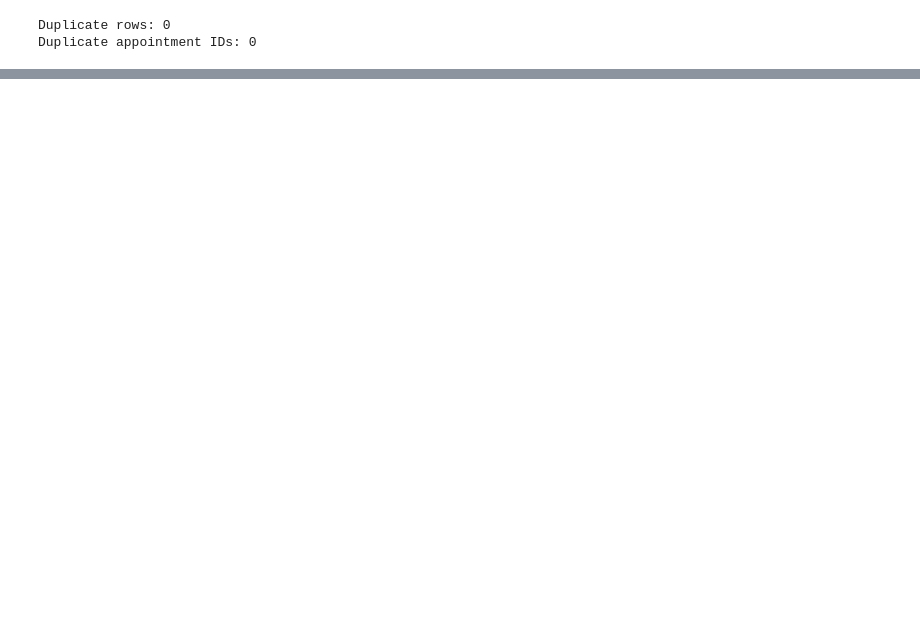
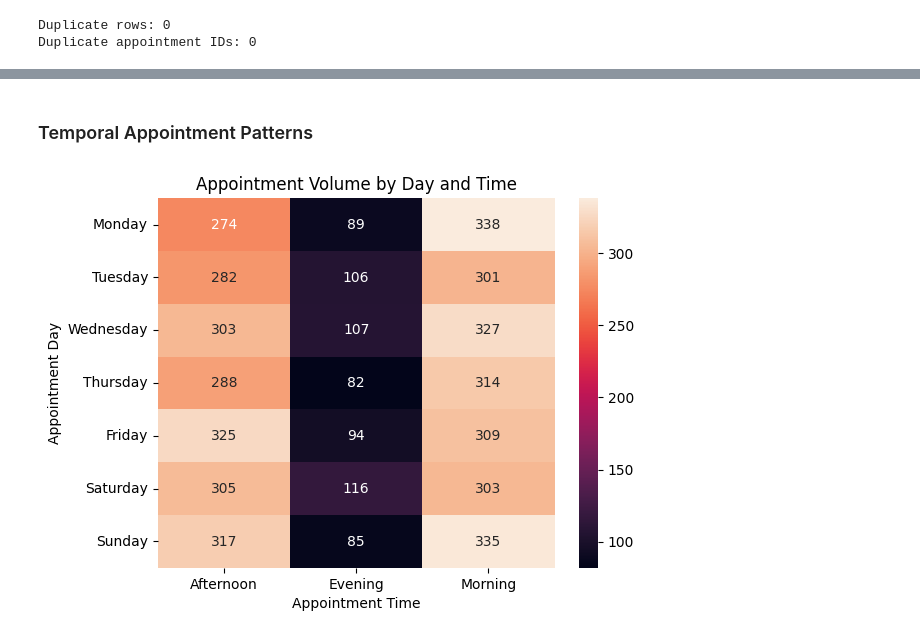
Before and after one commit to JhayceeCodes/HealthConnectDataAnalysis, a Jupyter notebook: healthconnect_analysis.ipynb, the cells around one changed output, grey strips where cells are left out. Saved outputs shown, nothing was run; the diff lists cells and outputs as text; code cells hidden in the pictures; blank space fills up the shorter version.

Commit message:
feat: implement data quality checks and EDA

```diff
--- a/healthconnect_analysis.ipynb
+++ b/healthconnect_analysis.ipynb
@@ -106,0 +117,5 @@ dtype: int64
+# %%
+df["distance_missing"] = df["distance_to_clinic_km"].isna()
+df["waiting_missing"] = df["waiting_time_minutes"].isna()
+
+df.groupby("distance_missing")["appointment_outcome"].value_counts(normalize=True)
@@ -232,0 +205,5 @@ The proposed analysis is subject to several assumptions and constraints that may
+# %%
+df["reminder_channel"] = df["reminder_channel"].fillna("No reminder")
+
+# confirmation
+df["reminder_channel"].value_counts(dropna=False)
@@ -232,0 +219,12 @@ The proposed analysis is subject to several assumptions and constraints that may
+# %%
+# formatted date fields to correct data type
+df["booking_date"] = pd.to_datetime(df["booking_date"])
+df["appointment_date"] = pd.to_datetime(df["appointment_date"])
+
+(df["appointment_date"] < df["booking_date"]).sum()
+
+(df["previous_no_shows"] < 0).sum()
+(df["previous_appointments"] < 0).sum()
+(df["booking_lead_days"] < 0).sum()
+(df["waiting_time_minutes"] < 0).sum()
+(df["distance_to_clinic_km"] < 0).sum()
@@ -232,0 +308,21 @@ The proposed analysis is subject to several assumptions and constraints that may
+# %% [markdown]
+### Temporal Appointment Patterns
+# %%
+day_order = [
+    "Monday", "Tuesday", "Wednesday",
+    "Thursday", "Friday", "Saturday", "Sunday"
+]
+
+day_time = pd.crosstab(
+    df["appointment_day"],
+    df["appointment_time"]
+).reindex(day_order)
+
+sns.heatmap(day_time, annot=True, fmt="d")
+
+plt.title("Appointment Volume by Day and Time\n")
+plt.xlabel("Appointment Time")
+plt.ylabel("Appointment Day")
+plt.show()
+# %% [output]
+[figure, added]
```
Also changed, not shown: parts of 65 cells of this notebook.
